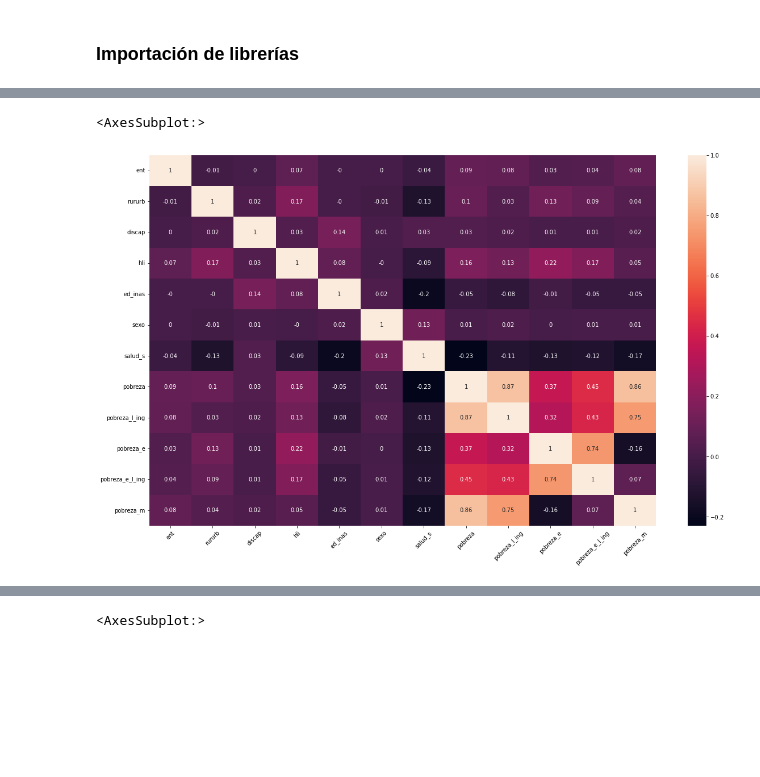
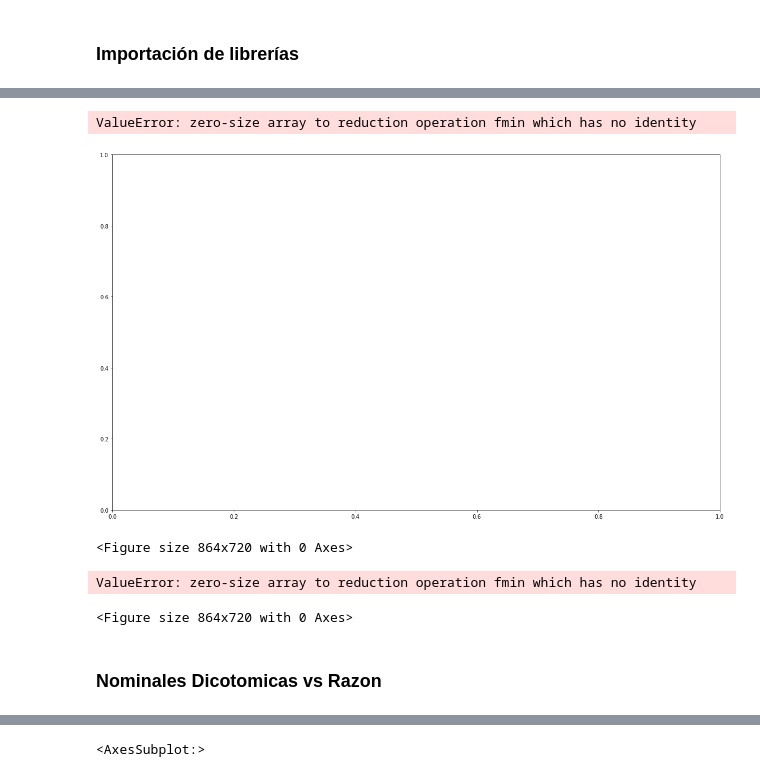
Before and after one commit to Sofia-VA/Proyecto-PAD, a Jupyter notebook: E2/EDA_Multivariado.ipynb, the cells around one changed output, grey strips where cells are left out. Drawn from its saved outputs; the diff is of its cells as text; code cells hidden in the pictures; blank space fills up the shorter version.

```diff
--- a/E2/EDA_Multivariado.ipynb
+++ b/E2/EDA_Multivariado.ipynb
@@ -268,3 +268,3 @@ Entre las descartadas, se encuentran variables que:
 # %%
-df_clean = df_clean.drop(['folioviv', 'foliohog', 'numren', 'est_dis', 'factor', 'ubica_geo', 'upm', 'a_nacim', 'parentesco', 'ali_lim', 'ic_1', 'ic_3', 'int_pob', 'int_pob_e', 'int_vul_ic', 'int_ic', 'pobreza_prof', 'pobreza_e_prof'], axis = 1)
+df_r1 = df_clean.drop(['folioviv', 'foliohog', 'numren', 'est_dis', 'factor', 'ubica_geo', 'upm', 'a_nacim', 'parentesco', 'ali_lim', 'ic_1', 'ic_3', 'int_pob', 'int_pob_e', 'int_vul_ic', 'int_ic', 'pobreza_prof', 'pobreza_e_prof','priv_prof'], axis = 1)
 # %%
@@ -292,3 +299,3 @@ memory usage: 48.9 MB
 # %%
-df_correlaciones = df_clean.drop(['salud_s_dir', 'ss_dir', 'ss_jef', 'ss_cony', 'ss_hijo', 'ing_lab', 'ing_ren', 'ing_tra', 'ing_pago_esp', 'ing_reg_esp', 'icv_pisos', 'icv_muros', 'icv_techos', 'icv_hac', 'icsb_agua', 'icsb_dren', 'icsb_luz', 'icsb_comb', 'ia_adulto', 'ia_menor', 'priv_prof'], axis = 1)
+df_r2 = df_r1.drop(['salud_s_dir', 'ss_dir', 'ss_jef', 'ss_cony', 'ss_hijo', 'ing_lab', 'ing_ren', 'ing_tra', 'ing_pago_esp', 'ing_reg_esp', 'icv_pisos', 'icv_muros', 'icv_techos', 'icv_hac', 'icsb_agua', 'icsb_dren', 'icsb_luz', 'icsb_comb'], axis = 1)
 # %%
@@ -314,9 +323,19 @@ memory usage: 94.3 MB
 # %%
-#Acodamos las columnas a su tipo correspondiente
-ordinales = ['tam_loc', 'ed_niv', 'ali_ins', 'ali_dieta', 'priv']
-nominales = ['ent', 'rururb', 'discap', 'hli', 'ed_inas', 'sexo', 'salud_s', 'pobreza', 'pobreza_l_ing', 'pobreza_e', 'pobreza_e_l_ing', 'pobreza_m']
-nominales_2 = ['ic_ali', 'ic_ali_nc', 'ic_salud_s', 'ic_rezedu', 'ic_segsoc', 'icv', 'icsb', 'par', 'pea',]
-nominales_3_categorias = ['ent', 'par', 'pea']
-nominales_dicotomicas = ['rururb', 'discap','hli', 'ed_inas', 'sexo', 'salud_s', 'pobreza', 'pobreza_l_ing', 'pobreza_e', 'pobreza_e_l_ing', 'pobreza_m', 'ic_ali', 'ic_ali_nc', 'ic_salud_s', 'ic_rezedu', 'ic_segsoc', 'icv', 'icsb',]
+# Ordinales
+ordinales = ['tam_loc', 'ed_niv', 'ali_ins', 'ali_dieta', 'priv', 'ia_adulto', 'ia_menor']
+
+# Nominales de dos categorías
+nominales_dicotomicas = ['rururb', 'discap','hli', 'jub', 'pam','ed_inas', 'sexo', 'salud_s',
+                         'pobreza', 'pobreza_l_ing', 'pobreza_e', 'pobreza_e_l_ing', 'pobreza_m',
+                         'ic_ali', 'ic_ali_nc', 'ic_salud_s', 'ic_rezedu', 'ic_segsoc', 'icv', 'icsb',
+                         'p_menor','vul_ic', 'vul_ing', 'no_pob_vul']
+# Nominales de 3 o más categorías
+nominales_3 = ['ent', 'par', 'pea','cuadrantes']
+# Todas las nominales
+nominales = nominales_dicotomicas + nominales_3
+
+# Intervalo
 intervalo = []
+
+# Razón
 razon = ['edad', 'tamhogesc', 'ing_t', 'ing_t_pc', 'ing_mon', 'ing_nomon', 'ing_pam']
@@ -380,9 +412,32 @@ plt.show()
 # %%
-corrPearson = df_correlaciones[nominales].corr(method = 'kendall')
+corrPearson = df_r2[nominales + nominales_dicotomicas].corr(method = 'kendall')
 fig,ax = plt.subplots(figsize=(20, 12))
 sns.heatmap(corrPearson.round(2),annot=True)
 plt.tick_params(axis='x', rotation=45)
 plt.show()
 # %% [output]
-<AxesSubplot:>
+ValueError: zero-size array to reduction operation fmin which has no identity
-[figure, old version]
+[figure, new version]
+# %%
+corr_matrix = df_r2[nominales + nominales_dicotomicas].corr()
+
+# Generate a mask for the upper triangle
+mask = corr_matrix.where(np.triu(np.ones(corr_matrix.shape), k=1).astype(bool))
+
+# Set up the matplotlib figure
+plt.figure(figsize=(12, 10))
+
+# Generate a custom diverging colormap
+cmap = sns.diverging_palette(220, 20, as_cmap=True)
+
+# Draw the heatmap with the mask and correct aspect ratio
+sns.heatmap(mask, annot=True, cmap=cmap, vmax=.3, center=0,
+            square=True, linewidths=.5)
+
+plt.show()
+# %% [output]
+<Figure size 864x720 with 0 Axes>
+ValueError: zero-size array to reduction operation fmin which has no identity
+<Figure size 864x720 with 0 Axes>
+# %% [markdown]
+### Nominales Dicotomicas vs Razon
```
Also changed, not shown: parts of 27 cells of this notebook, 1 other file.
